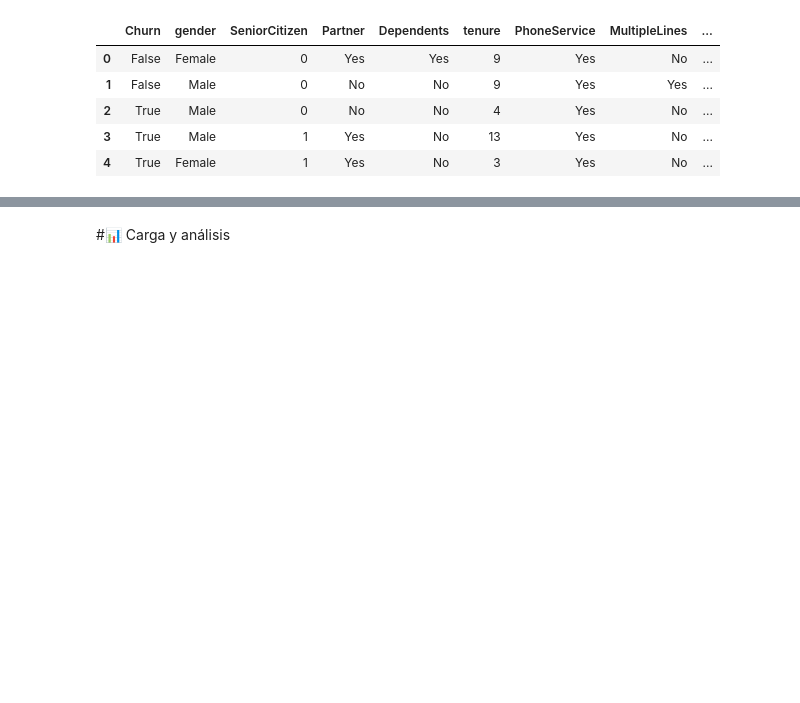
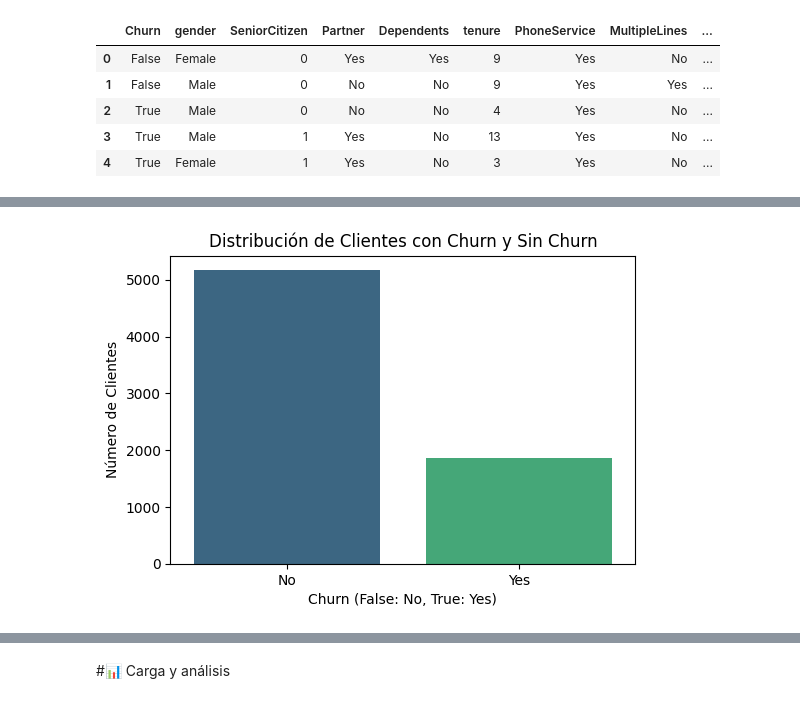
Before and after one commit to TAGARA-TECH/ChallengeTelecomX, a Jupyter notebook: TelecomX_LATAM.ipynb, the cells around one changed output, grey strips where cells are left out. Cells and saved outputs as stored; diff of their text form; code cells hidden in the pictures; blank space fills up the shorter version.

```diff
--- a/TelecomX_LATAM.ipynb
+++ b/TelecomX_LATAM.ipynb
@@ -1059,3 +1059,82 @@ df_original_raw.head(5)
 | 2 | 0004-TLHLJ | Yes | {'gender': 'Male', 'SeniorCitizen... | {'PhoneService': 'Yes', 'Multiple... | {'InternetService': 'Fiber optic'... | {'Contract': 'Month-to-month', 'P... |
 | 3 | 0011-IGKFF | Yes | {'gender': 'Male', 'SeniorCitizen... | {'PhoneService': 'Yes', 'Multiple... | {'InternetService': 'Fiber optic'... | {'Contract': 'Month-to-month', 'P... |
 | 4 | 0013-EXCHZ | Yes | {'gender': 'Female', 'SeniorCitiz... | {'PhoneService': 'Yes', 'Multiple... | {'InternetService': 'Fiber optic'... | {'Contract': 'Month-to-month', 'P... |
+# %%
+import pandas as pd
+import matplotlib.pyplot as plt
+import seaborn as sns
+
+# NOTA IMPORTANTE: Asumimos que el DataFrame 'df' ya está cargado y completamente
+# transformado en tu entorno, tal como lo dejaste en el paso anterior.
+# No se incluye la carga de datos ni las transformaciones de limpieza y tipos de datos aquí,
+# ya que ya las realizaste exitosamente.
+
+print("--- Análisis Exploratorio de Datos (EDA) ---")
+
+# --- 1. Análisis de la variable objetivo: Churn ---
+print("\n--- Distribución de la variable objetivo 'Churn' ---")
+churn_counts = df['Churn'].value_counts()
+print(churn_counts)
+
+# Acceder a los conteos usando los índices booleanos True y False
+# Verificar si True y False existen en el índice antes de acceder
+churn_yes_count = churn_counts.get(True, 0) # Usar .get() con un valor predeterminado de 0
+churn_no_count = churn_counts.get(False, 0)
+
+if len(df) > 0: # Evitar la división por cero si el DataFrame está vacío
+    print(f"Porcentaje de Churn: {churn_yes_count / len(df) * 100:.2f}%")
+    print(f"Porcentaje de No-Churn: {churn_no_count / len(df) * 100:.2f}%")
+else:
+    print("DataFrame vacío, no se puede calcular porcentajes de Churn.")
+
+
+# Visualización de Churn
+plt.figure(figsize=(6, 4))
+# Asegurarse de que la columna 'Churn' sea tratada correctamente por seaborn.
+# Como ahora es booleana, seaborn debería manejarla, pero establecer el orden explícitamente puede ayudar.
+sns.countplot(data=df, x='Churn', palette='viridis', order=[False, True]) # Especificar el orden como False, True
+plt.title('Distribución de Clientes con Churn y Sin Churn')
+plt.xlabel('Churn (False: No, True: Yes)') # Actualizar la etiqueta para reflejar los valores booleanos
+plt.ylabel('Número de Clientes')
+plt.xticks([0, 1], ['No', 'Yes']) # Establecer las etiquetas de los ticks como 'No' y 'Yes' para mayor claridad
+plt.show()
+
+# --- 2. Análisis de Características Categóricas seleccionadas vs. Churn ---
+
+categorical_features_to_analyze = ['gender', 'Partner', 'Dependents', 'Contract']
+
+for col in categorical_features_to_analyze:
+    print(f"\n--- Análisis de la característica: '{col}' ---")
+
+    # Frecuencia de cada categoría
+    print(f"Frecuencia de categorías en '{col}':")
+    print(df[col].value_counts())
+
+    # Tasa de Churn por categoría
+    # Como Churn es booleano, al hacer unstack las columnas serán True y False
+    churn_rate_by_category = df.groupby(col)['Churn'].value_counts(normalize=True).unstack()
+
+    # Manejar el caso donde una categoría no tiene 'True' o 'False' para Churn
+    if True not in churn_rate_by_category.columns:
+        churn_rate_by_category[True] = 0
+    if False not in churn_rate_by_category.columns:
+        churn_rate_by_category[False] = 0
+
+    # Calcular la Tasa de Churn usando la columna True
+    churn_rate_by_category['Churn_Rate (%)'] = churn_rate_by_category[True] * 100
+    print(f"\nTasa de Churn por '{col}':")
+    # Mostrar la columna de Tasa de Churn
+    print(churn_rate_by_category[['Churn_Rate (%)']])
+
+    # Visualización: Gráfico de barras de recuento con 'hue'
+    plt.figure(figsize=(8, 5))
+    # Hue utilizará los valores booleanos (True/False). Especificar hue_order para claridad en la leyenda.
+    sns.countplot(data=df, x=col, hue='Churn', palette='magma', hue_order=[False, True])
+    plt.title(f'Distribución de Churn por {col}')
+    plt.xlabel(col)
+    plt.ylabel('Número de Clientes')
+    plt.xticks(rotation=0)
+    # Actualizar las etiquetas de la leyenda a 'No' y 'Yes'
+    plt.legend(title='Churn', labels=['No', 'Yes'])
+    plt.show()
+# %% [output]
@@ -1061,0 +1153 @@ df_original_raw.head(5)
+[figure, added]
```
Also changed, not shown: parts of 1 cell of this notebook.
